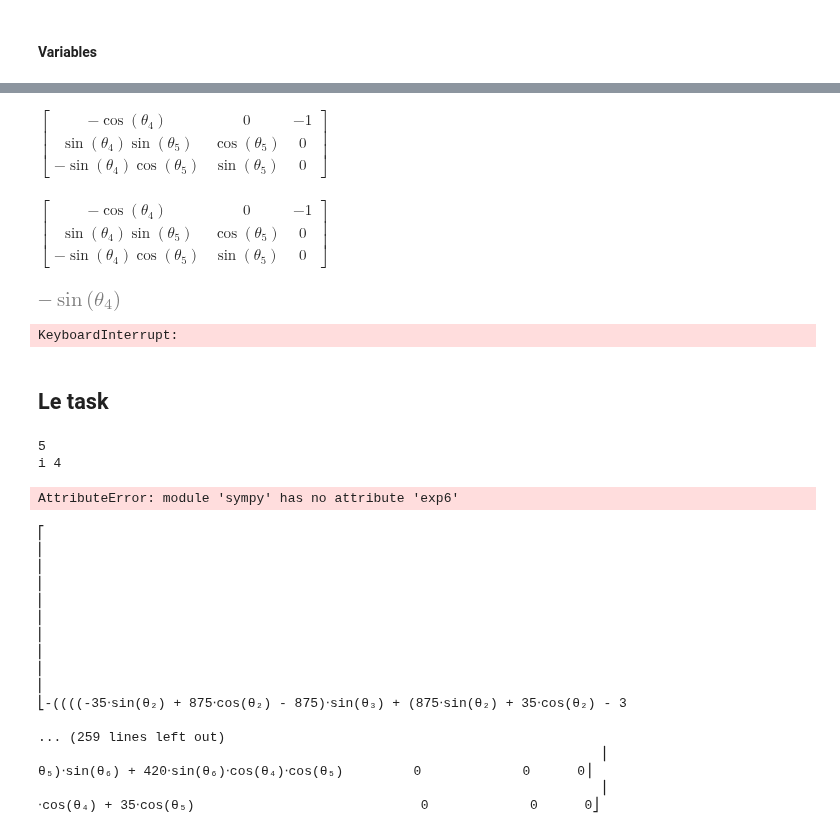
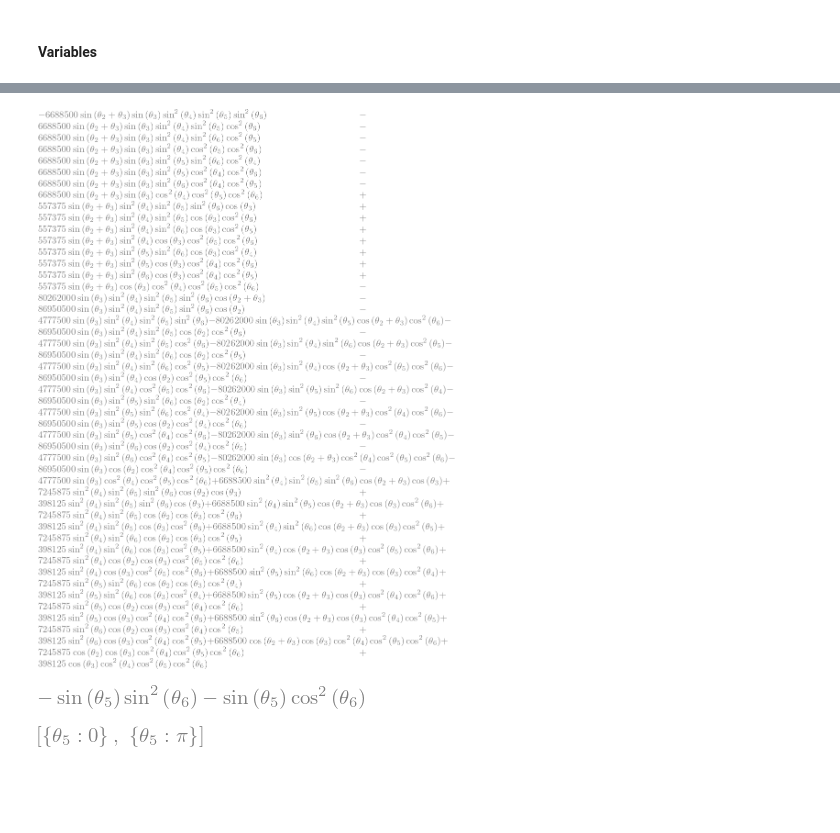
Before and after one commit to BirkHveding/RobotTek, a Jupyter notebook: task_4.ipynb, the cells around one changed output, grey strips where cells are left out. Saved outputs shown, nothing was run; the diff lists cells and outputs as text; code cells hidden in the pictures; blank space fills up the shorter version.

```diff
--- a/task_4.ipynb
+++ b/task_4.ipynb
@@ -143,7 +116,9 @@ s(θ₅))⋅sin(θ₁) + ((-sin(θ₃)⋅sin(θ₅) + cos(θ₃)⋅cos(θ₄)⋅
-# %%
-Jb_wrist
-# %% [output]
-$\displaystyle \left[\begin{matrix}- \operatorname{cos}\left(\theta_{4}\right) & 0 & -1\\\operatorname{sin}\left(\theta_{4}\right) \operatorname{sin}\left(\theta_{5}\right) & \operatorname{cos}\left(\theta_{5}\right) & 0\\- \operatorname{sin}\left(\theta_{4}\right) \operatorname{cos}\left(\theta_{5}\right) & \operatorname{sin}\left(\theta_{5}\right) & 0\end{matrix}\right]$
 # %%
 det_arm = Jb_arm.det()
+
+det_wrist = Jb_wrist.det()
+
 det_arm.simplify()
+det_arm
+# %% [output]
+[figure, added]
@@ -152,46 +125,12 @@ Jb_wrist.simplify()
-# %%
-Jb_wrist
-# %% [output]
-$\displaystyle \left[\begin{matrix}- \operatorname{cos}\left(\theta_{4}\right) & 0 & -1\\\operatorname{sin}\left(\theta_{4}\right) \operatorname{sin}\left(\theta_{5}\right) & \operatorname{cos}\left(\theta_{5}\right) & 0\\- \operatorname{sin}\left(\theta_{4}\right) \operatorname{cos}\left(\theta_{5}\right) & \operatorname{sin}\left(\theta_{5}\right) & 0\end{matrix}\right]$
-# %%
-det_wrist = Jb_wrist.det()
-det_wrist.simplify()
-# %% [output]
-[figure, removed]
+# %%
+det_wrist
+# %% [output]
+[figure, added]
 # %%
-singularitiesArm = solve(det_arm,th1,th2,th3,th4,th4,th5,th6)
+singularitiesArm = solve(det_arm,th2,th3, dict=True)
 singularitiesArm
-# %% [output]
-KeyboardInterrupt:
-# %% [markdown]
-## Le task
 # %%
-singularitiesWrist = solve(det_wrist,th1,th2,th3,th4,th4,th5,th6) ##Solver ikke...
+singularitiesWrist = solve(det_wrist,th5,th6, dict=True)
 singularitiesWrist
-#_______Markus slutt______
+# %% [output]
+[figure, added]
-# %%
-Jb = Jb_maker(Blist, [th1,th2,th3,th4,th5,th6])
-# %% [output]
-5
-i 4
-AttributeError: module 'sympy' has no attribute 'exp6'
-# %%
-Jb
-# %% [output]
-⎡
-⎢
-⎢
-⎢
-⎢
-⎢
-⎢
-⎢
-⎢
-⎢
-⎣-((((-35⋅sin(θ₂) + 875⋅cos(θ₂) - 875)⋅sin(θ₃) + (875⋅sin(θ₂) + 35⋅cos(θ₂) - 3
-
-... (259 lines left out)
-                                                                        ⎥
-θ₅)⋅sin(θ₆) + 420⋅sin(θ₆)⋅cos(θ₄)⋅cos(θ₅)         0             0      0⎥
-                                                                        ⎥
-⋅cos(θ₄) + 35⋅cos(θ₅)                             0             0      0⎦
```
Also changed, not shown: parts of 13 cells of this notebook.
